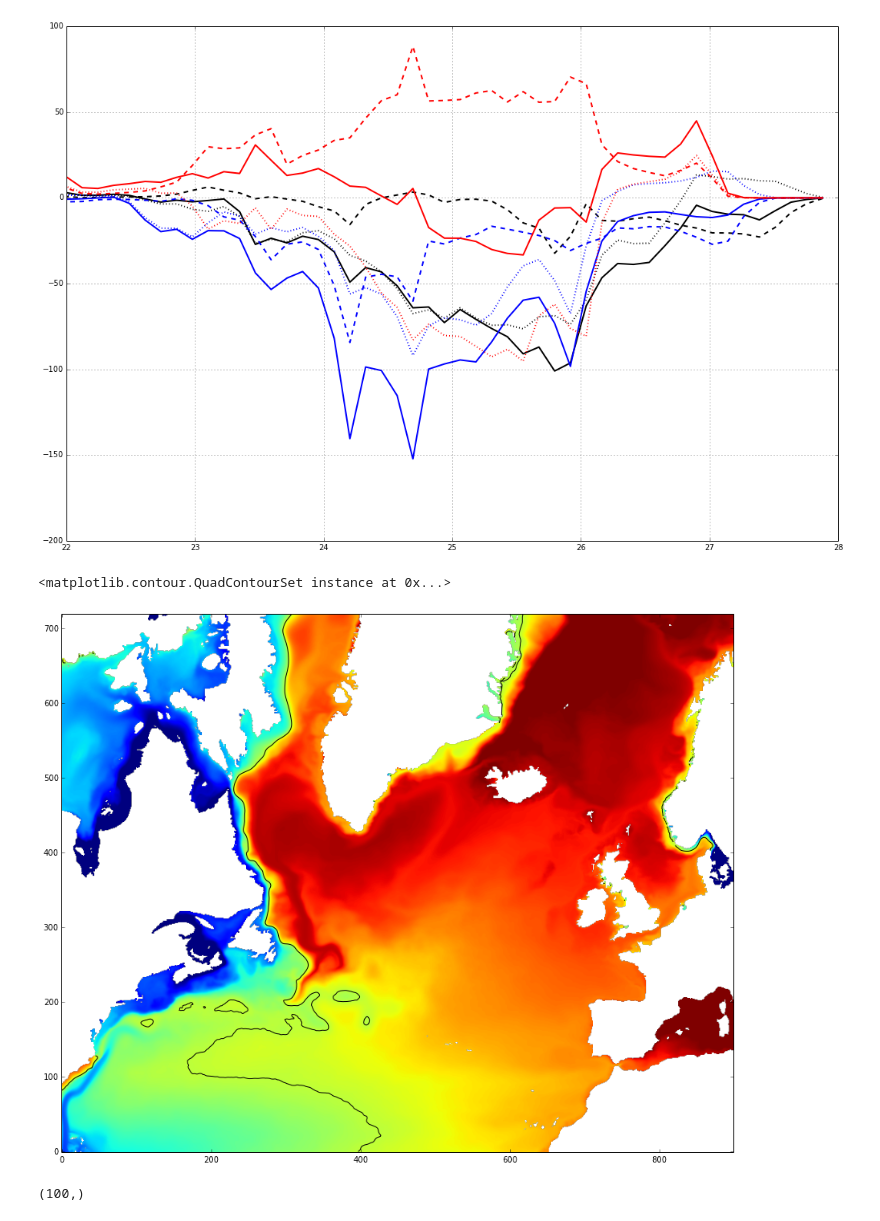
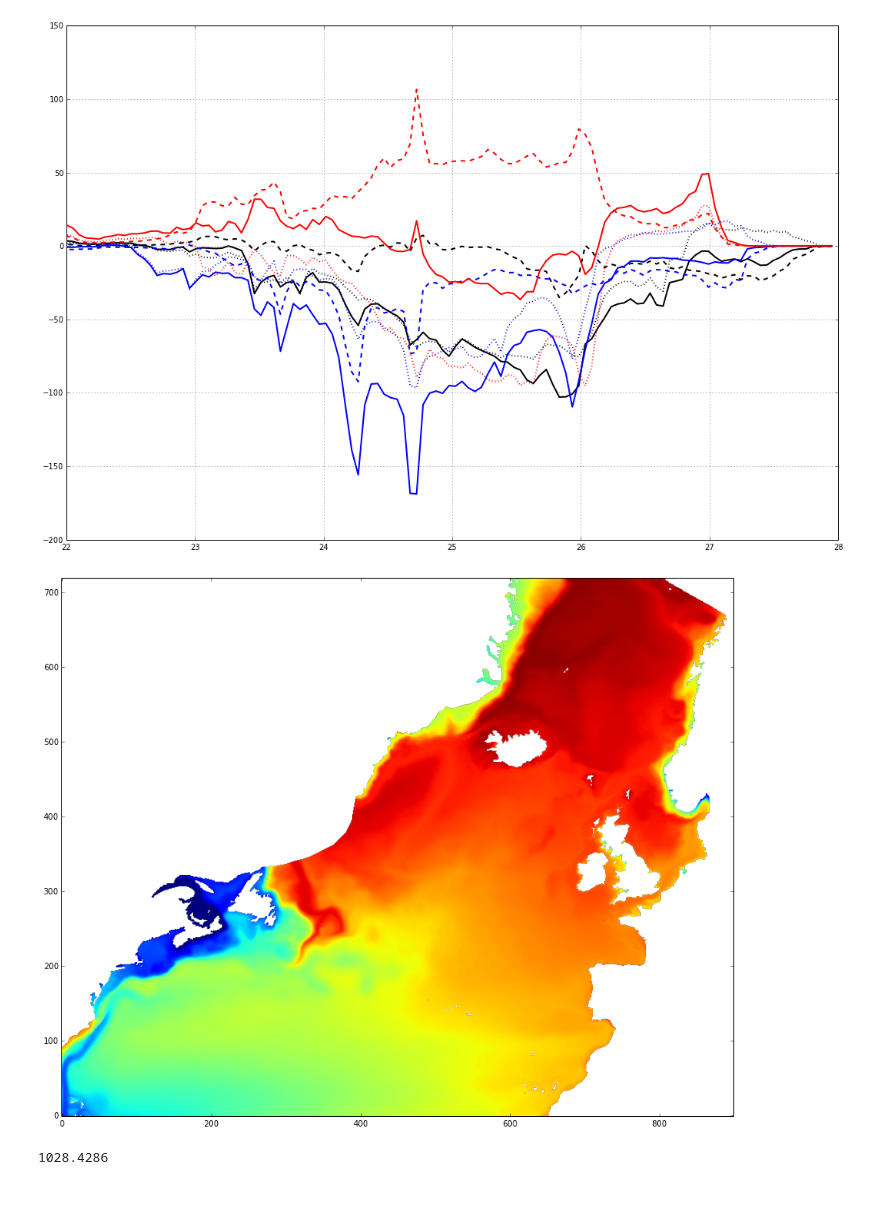
Before and after one commit to rabernat/pop_water_mass, a Jupyter notebook: notebooks/regions.ipynb, the cells around one changed output. Cells and saved outputs as stored; diff of their text form; code cells hidden in the pictures.

```diff
--- a/notebooks/regions.ipynb
+++ b/notebooks/regions.ipynb
@@ -15,9 +15,11 @@ seasons = ['DJF','MAM','JJA','SON']
 ddir = '/Users/rpa/RND/Data/hybrid_v5_rel04_BC5_ne120_t12_pop62/'
 p = pop_model.POPFile(ddir + 'climatology.DJF.nc')
 # %%
-natl = transformation.WaterMassRegion('natl', basin_name='Atlantic Ocean', latmin=15)
+rho0 = p.rho[0]
+natl = transformation.WaterMassRegion('natl',
+                    basin_names=['Atlantic Ocean', 'GIN Seas'], latmin=15)
 natl.initialize_mask(p)
-natl.calculate_rholevs(rho0, rhomin=1022, rhomax=1028, nlevs=50, linear=True)
+natl.calculate_rholevs(rho0, rhomin=1022, rhomax=1028.5, nlevs=120, linear=True)
 # %%
 A = dict()
 for season in seasons:
@@ -42,15 +44,14 @@ plt.plot(r, A[2,0]/Sv, 'r--',
          r, A[2].sum(axis=0)/Sv, 'r-', linewidth=2)
 plt.grid()
 # %% [output]
-[figure, old version]
+[figure, new version]
 # %%
-plt.imshow(rho0[0.4*p.Nx:0.6*p.Nx:,300:1200]-1000)
-plt.clim([23,28])
-plt.contour(rho0[0.4*p.Nx:0.6*p.Nx:,300:1200]-1000, [25.9,], colors='k')
+plt.imshow(np.ma.masked_array(rho0, natl.mask)[0.4*p.Nx:0.6*p.Nx:,300:1200]-1000)
+plt.clim([23,28.2])
+#plt.contour(np.ma.masked_array(rho0, natl.mask)[0.4*p.Nx:0.6*p.Nx:,300:1200]-1000, [25.9,], colors='k')
 # %% [output]
-<matplotlib.contour.QuadContourSet instance at 0x...>
-[figure, old version]
+[figure, new version]
-# %%
-a.shape
-# %% [output]
-(100,)
+# %%
+np.ma.masked_array(rho0, natl.mask).max()
+# %% [output]
+1028.4286
```
Also changed, not shown: parts of 1 cell of this notebook, 6 other files.
